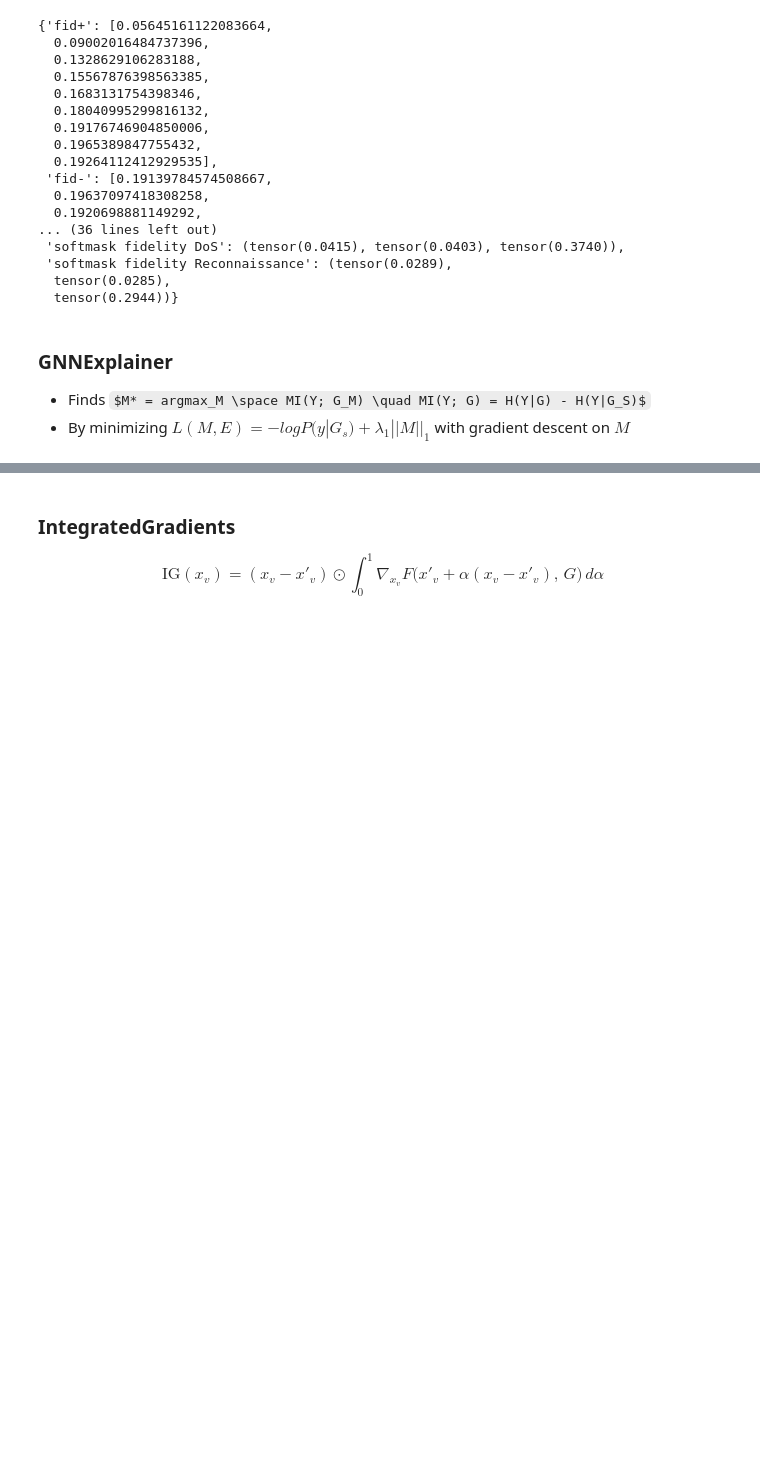
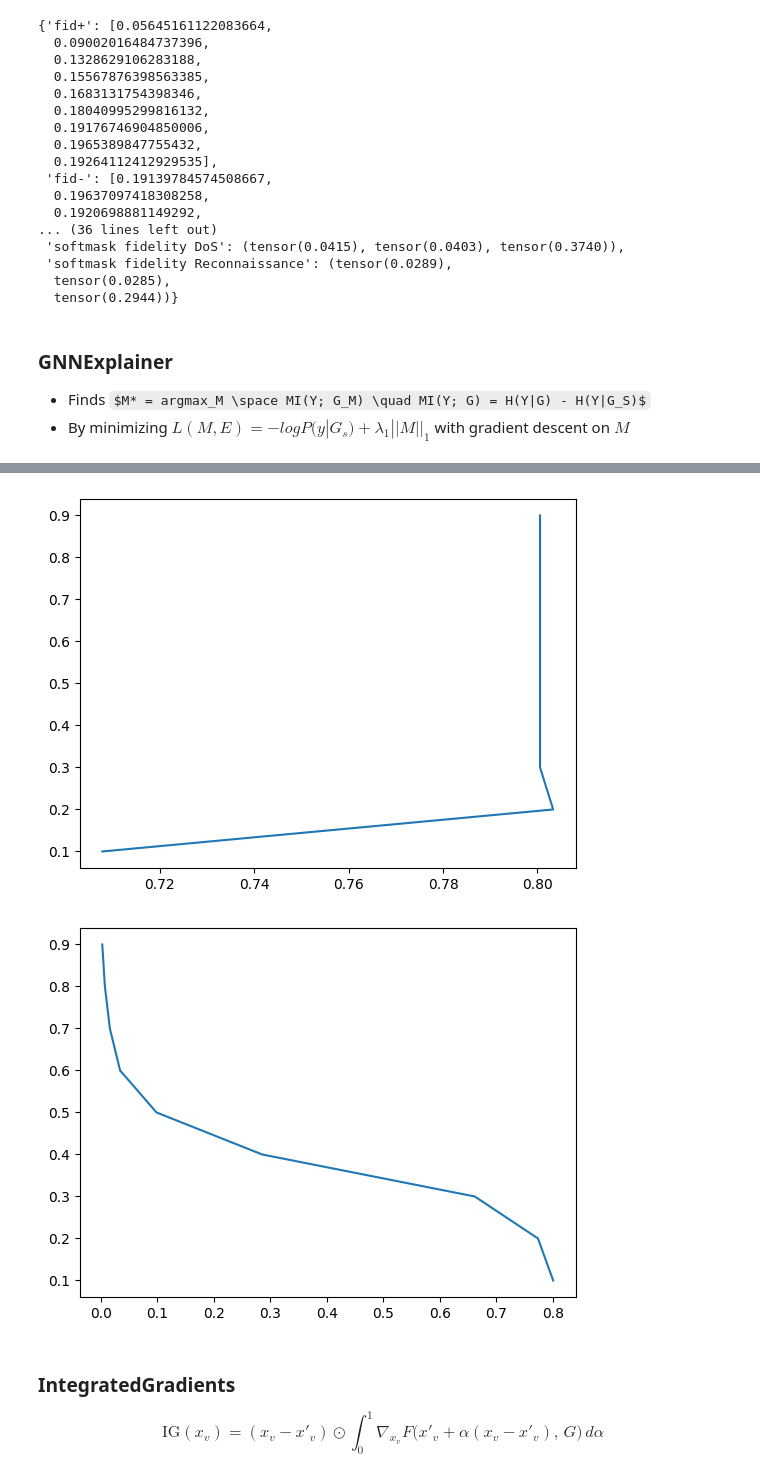
Before and after one commit to ljrn8/COMP4003, a Jupyter notebook: notebooks/xAI/BoT-IoT_explanation_baselines.ipynb, the cells around one changed output, grey strips where cells are left out. Drawn from its saved outputs; the diff is of its cells as text; code cells hidden in the pictures; some formulas as TeX source; blank space fills up the shorter version.

```diff
--- a/notebooks/xAI/BoT-IoT_explanation_baselines.ipynb
+++ b/notebooks/xAI/BoT-IoT_explanation_baselines.ipynb
@@ -328,3 +393,10 @@ gnne_metrics
+# %%
+c = gnne_metrics['DDoS sparsity curve']
+plt.plot(c['fid+'], c['s']); plt.show()
+plt.plot(c['fid-'], c['s']); plt.show()
+# %% [output]
+[figure, added]
+[figure, added]
 # %% [markdown]
 ### IntegratedGradients
 $$
```
Also changed, not shown: parts of 10 cells of this notebook, 1 other file.
